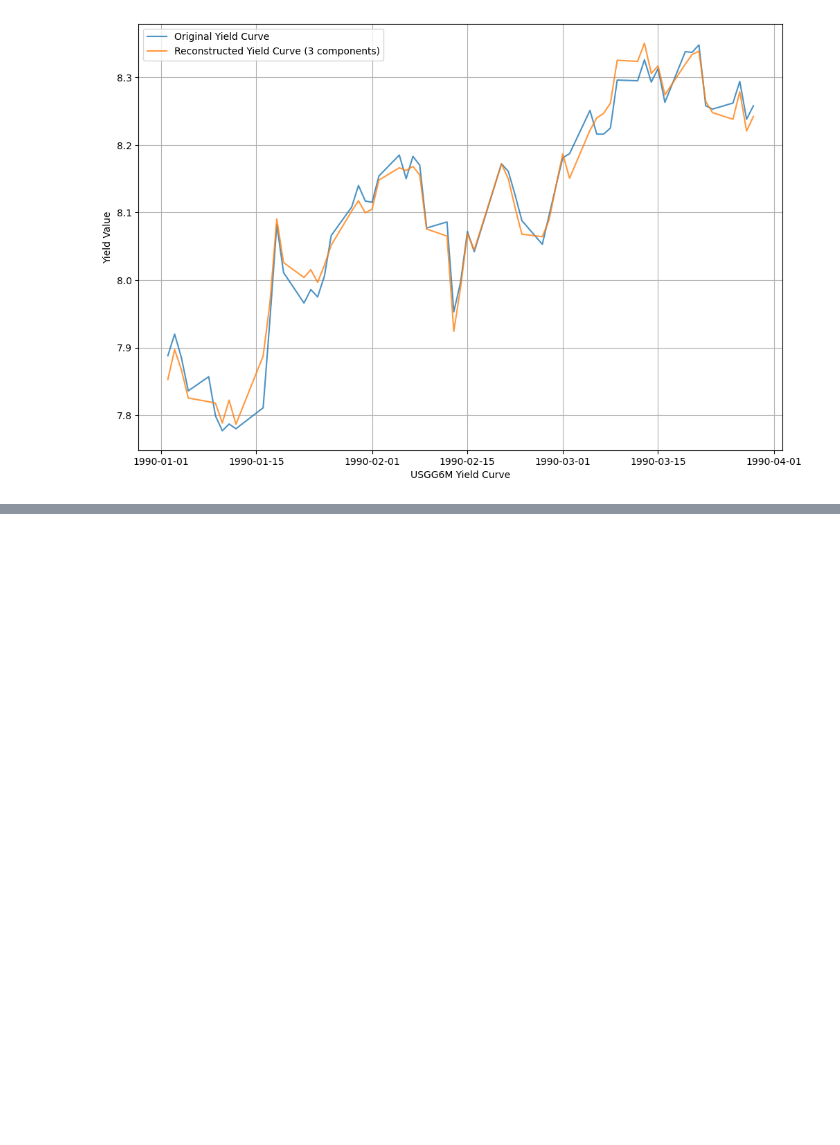
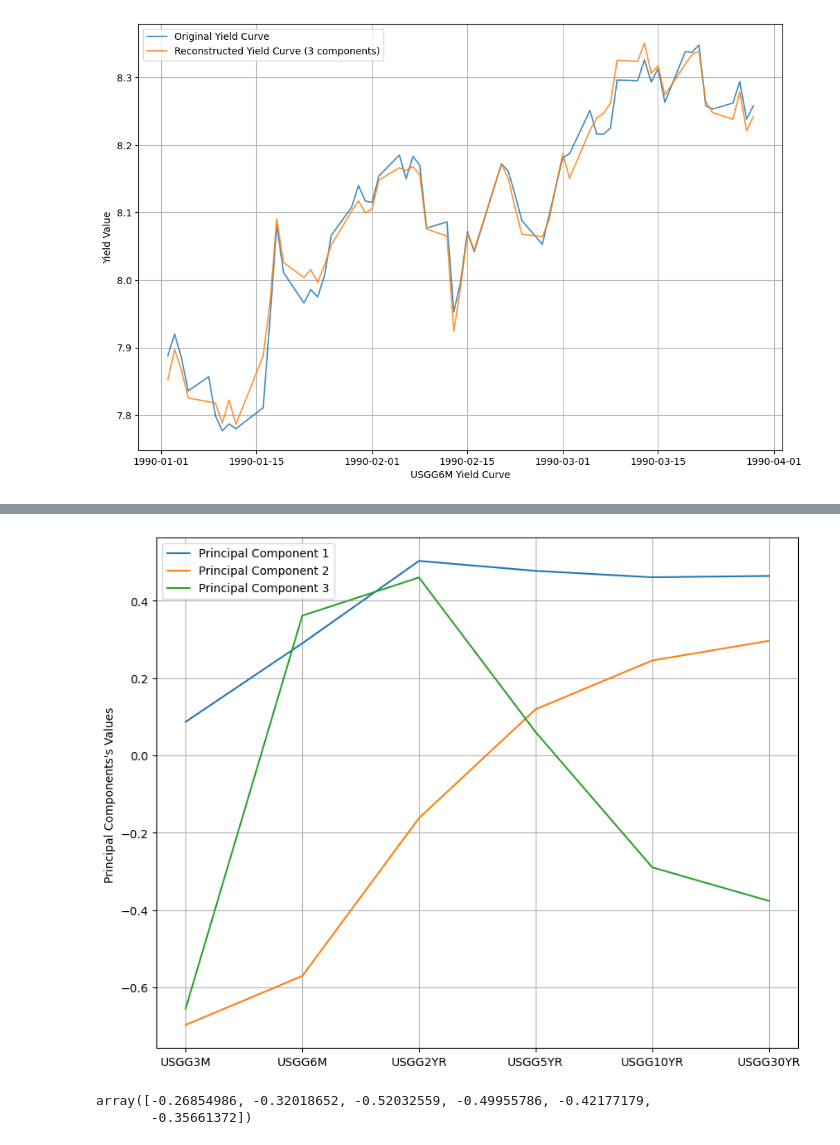
Before and after one commit to FanZixian/ECON_4200_GP, a Jupyter notebook: Bond_Decomposition.ipynb, the cells around one changed output, grey strips where cells are left out. Cells and saved outputs as stored; diff of their text form; code cells hidden in the pictures; blank space fills up the shorter version.

```diff
--- a/Bond_Decomposition.ipynb
+++ b/Bond_Decomposition.ipynb
@@ -90,3 +94,7 @@ def yield_reconstruction(idx, col_name = 'USGG6M'):
 yield_reconstruction(0)
 # %% [output]
 [figure]
+# %%
+print(PCA_components[0])
+for i, component in enumerate(PCA_components[0]):
+    print(f"Principal Component {i+1}: {component}")
@@ -92,0 +108,21 @@ yield_reconstruction(0)
+# %%
+def plot_principalcomponents(idx):
+    yield_columns = ['USGG3M', 'USGG6M', 'USGG2YR', 'USGG5YR', 'USGG10YR', 'USGG30YR']
+    plt.figure(figsize = (10, 8))
+    for i, component in enumerate(PCA_components[idx]):
+        # print(f"Principal Component {i+1}: {component}")
+        plt.plot(yield_columns, component, label = f"Principal Component {i+1}")
+
+    plt.ylabel("Principal Components's Values ")
+    plt.grid()
+    plt.legend()
+    plt.show()
+# %%
+plot_principalcomponents(1)
+# %% [output]
+[figure, added]
+# %%
+PCA_components[0][0]
+# %% [output]
+array([-0.26854986, -0.32018652, -0.52032559, -0.49955786, -0.42177179,
+       -0.35661372])
```
Also changed, not shown: parts of 6 cells of this notebook.
